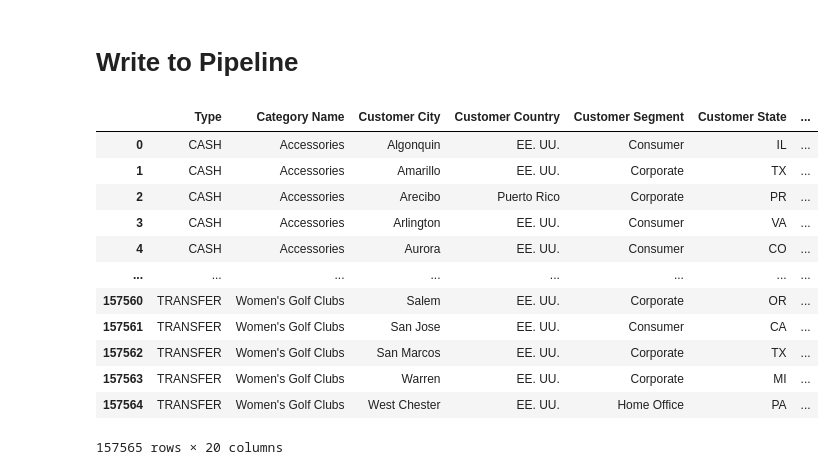
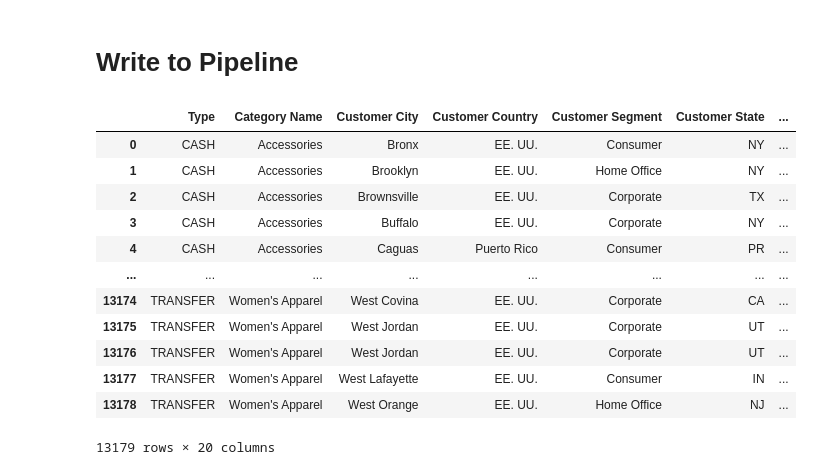
Before and after one commit to McGill-MMA-EnterpriseAnalytics/DataCo_Supply_Chain, a Jupyter notebook: models/demand_forecast/Data_Preprocessing.ipynb, the cells around one changed output. Drawn from its saved outputs; the diff is of its cells as text; code cells hidden in the pictures.

```diff
--- a/models/demand_forecast/Data_Preprocessing.ipynb
+++ b/models/demand_forecast/Data_Preprocessing.ipynb
@@ -6,5 +9,6 @@ import numpy as np
 # %%
-supplyChain = pd.read_csv("data/DataCoSupplyChainDataset.csv", encoding='ISO-8859-1')
+supplyChain = pd.read_csv("../../data/raw/Q1_2015.csv", encoding='ISO-8859-1')
+future_data = pd.read_csv("../../data/raw/future_data.csv", encoding='ISO-8859-1')
 # %% [markdown]
 # Data Cleaning and Preprocessing
 # %%
@@ -111,10 +146,6 @@ supplyChain_clean_2000
 # %% [markdown]
 # Write to Pipeline
 # %%
-import pandas as pd
-from sklearn.pipeline import Pipeline
-from sklearn.base import BaseEstimator, TransformerMixin
-
 # Custom transformer for reading data
 class DataReader(BaseEstimator, TransformerMixin):
     def __init__(self, filename):
@@ -161,44 +192,44 @@ class DataAggregator(BaseEstimator, TransformerMixin):
         aggregated_data = grouped_data.agg({
             'Sales': 'sum',
             'Days for shipment (scheduled)': 'mean',
             'Order Item Discount Rate': 'mean',
             'Order Item Quantity': 'sum'
         }).reset_index()
         return aggregated_data
 
 # Custom transformer for saving data
 class DataSaver(BaseEstimator, TransformerMixin):
     def __init__(self, filename):
         self.filename = filename
 
     def fit(self, X, y=None):
         return self
 
     def transform(self, X):
         X.to_csv(self.filename, index=False)
         return X
 
 # Define the pipeline
 pipeline = Pipeline([
-    ('read_data', DataReader(filename="data/DataCoSupplyChainDataset.csv")),
+    ('read_data', DataReader(filename="../../data/raw/Q1_2015.csv")),
     ('clean_data', DataCleaner()),
     ('aggregate_data', DataAggregator()),
-    ('save_data', DataSaver(filename="DataCo_cleaned.csv"))
+    ('save_data', DataSaver(filename="../../data/processed/Q1_2015_cleaned.csv"))
 ])
 
 # Execute the pipeline
 pipeline.fit_transform(None)
 # %% [output]
 |  | Type | Category Name | Customer City | Customer Country | Customer Segment | Customer State | ... |
-| 0 | CASH | Accessories | Algonquin | EE. UU. | Consumer | IL | ... |
-| 1 | CASH | Accessories | Amarillo | EE. UU. | Corporate | TX | ... |
-| 2 | CASH | Accessories | Arecibo | Puerto Rico | Corporate | PR | ... |
-| 3 | CASH | Accessories | Arlington | EE. UU. | Consumer | VA | ... |
-| 4 | CASH | Accessories | Aurora | EE. UU. | Consumer | CO | ... |
+| 0 | CASH | Accessories | Bronx | EE. UU. | Consumer | NY | ... |
+| 1 | CASH | Accessories | Brooklyn | EE. UU. | Home Office | NY | ... |
+| 2 | CASH | Accessories | Brownsville | EE. UU. | Corporate | TX | ... |
+| 3 | CASH | Accessories | Buffalo | EE. UU. | Corporate | NY | ... |
+| 4 | CASH | Accessories | Caguas | Puerto Rico | Consumer | PR | ... |
 | ... | ... | ... | ... | ... | ... | ... | ... |
-| 157560 | TRANSFER | Women's Golf Clubs | Salem | EE. UU. | Corporate | OR | ... |
-| 157561 | TRANSFER | Women's Golf Clubs | San Jose | EE. UU. | Consumer | CA | ... |
-| 157562 | TRANSFER | Women's Golf Clubs | San Marcos | EE. UU. | Corporate | TX | ... |
-| 157563 | TRANSFER | Women's Golf Clubs | Warren | EE. UU. | Corporate | MI | ... |
-| 157564 | TRANSFER | Women's Golf Clubs | West Chester | EE. UU. | Home Office | PA | ... |
+| 13174 | TRANSFER | Women's Apparel | West Covina | EE. UU. | Corporate | CA | ... |
+| 13175 | TRANSFER | Women's Apparel | West Jordan | EE. UU. | Corporate | UT | ... |
+| 13176 | TRANSFER | Women's Apparel | West Jordan | EE. UU. | Corporate | UT | ... |
+| 13177 | TRANSFER | Women's Apparel | West Lafayette | EE. UU. | Consumer | IN | ... |
+| 13178 | TRANSFER | Women's Apparel | West Orange | EE. UU. | Home Office | NJ | ... |
-157565 rows × 20 columns
+13179 rows × 20 columns
```
Also changed, not shown: parts of 13 cells of this notebook.
